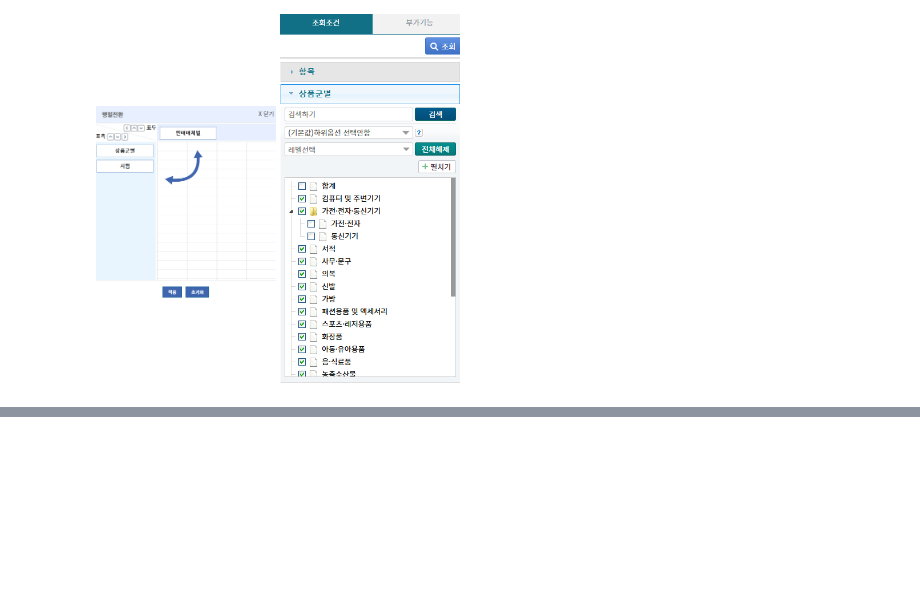
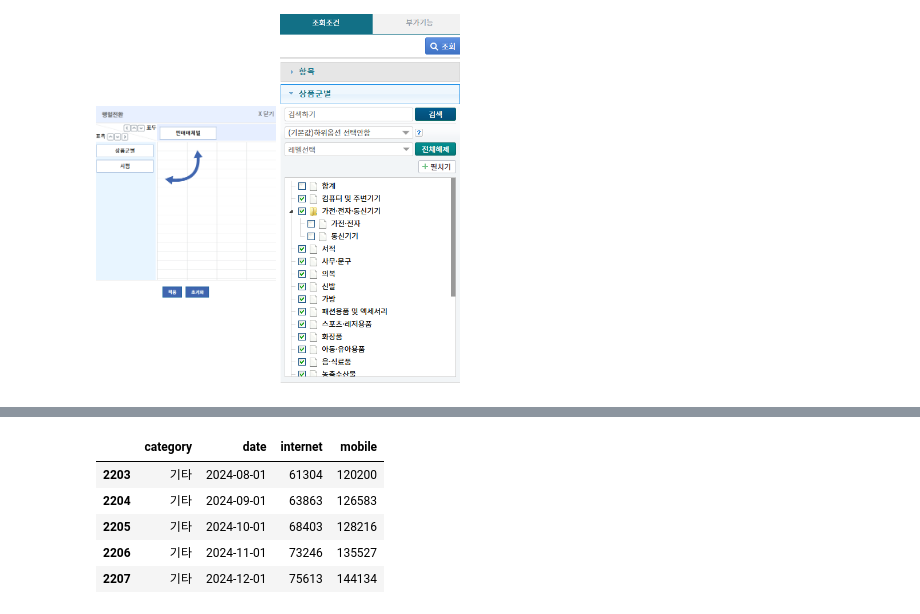
Before and after one commit to oatmealflyer/python, a Jupyter notebook: py11_.ipynb, the cells around one changed output, grey strips where cells are left out. Saved outputs shown, nothing was run; the diff lists cells and outputs as text; code cells hidden in the pictures; blank space fills up the shorter version.

```diff
--- a/py11_.ipynb
+++ b/py11_.ipynb
@@ -19,0 +58,11 @@ from datetime
+# %%
+ori['date'] = pd.to_datetime(ori["date"], format='%Y.%m')
+ori.dtypes
+ori.tail()
+# %% [output]
+|  | category | date | internet | mobile |
+| 2203 | 기타 | 2024-08-01 | 61304 | 120200 |
+| 2204 | 기타 | 2024-09-01 | 63863 | 126583 |
+| 2205 | 기타 | 2024-10-01 | 68403 | 128216 |
+| 2206 | 기타 | 2024-11-01 | 73246 | 135527 |
+| 2207 | 기타 | 2024-12-01 | 75613 | 144134 |
```
Also changed, not shown: parts of 7 cells of this notebook, 3 other files.
